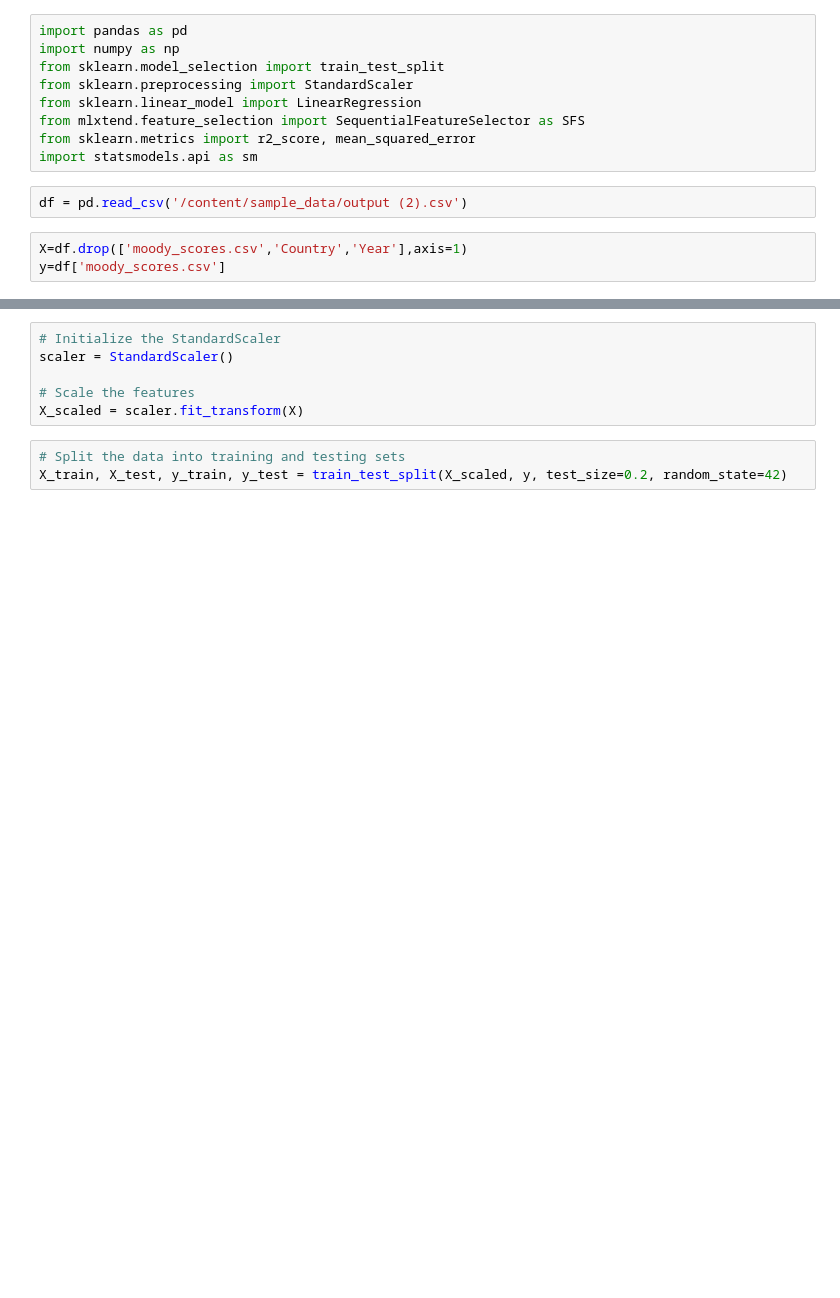
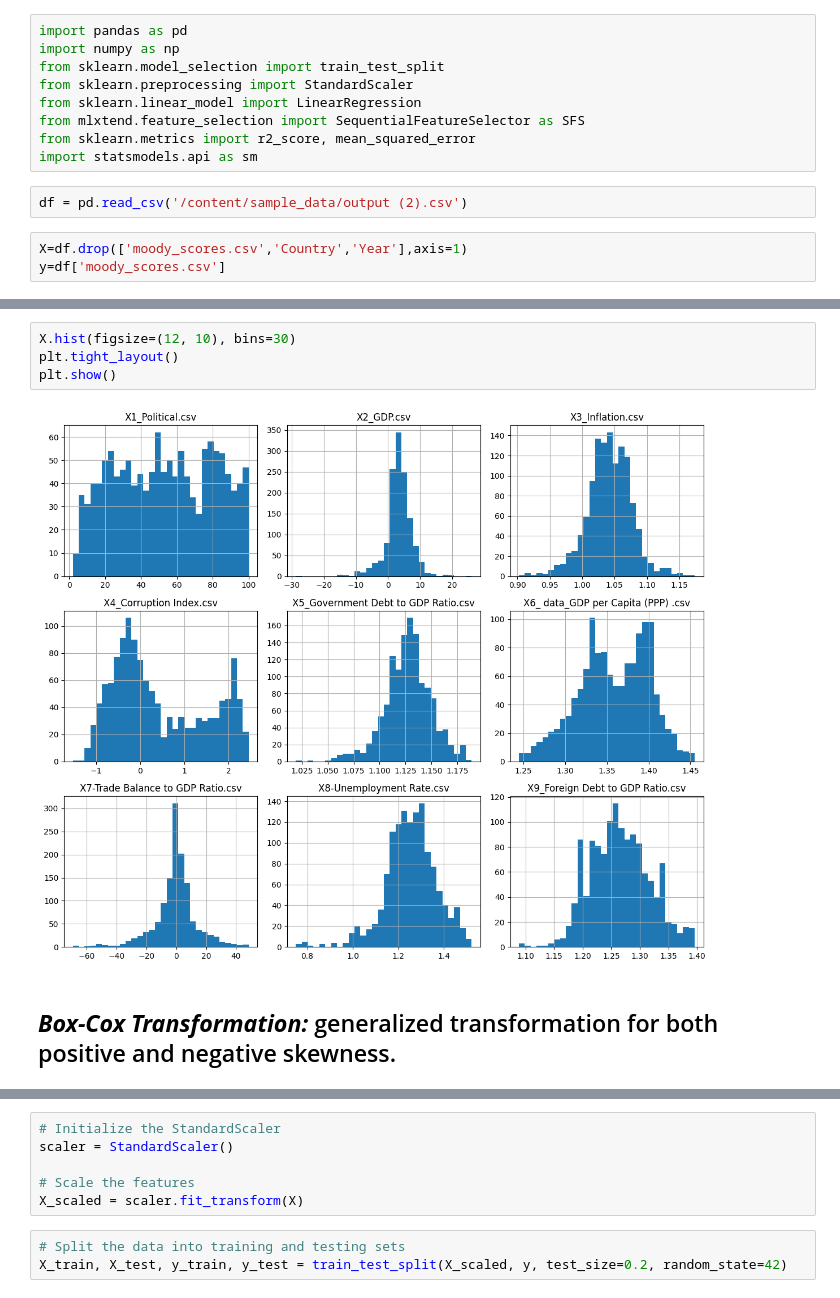
Before and after one commit to hananeY-inventor/test-regression, a Jupyter notebook: regression_.ipynb, the cells around one changed output, grey strips where cells are left out. Drawn from its saved outputs; the diff is of its cells as text; blank space fills up the shorter version.

```diff
--- a/regression_.ipynb
+++ b/regression_.ipynb
@@ -16,0 +40,8 @@ y=df['moody_scores.csv']
+# %%
+X.hist(figsize=(12, 10), bins=30)
+plt.tight_layout()
+plt.show()
+# %% [output]
+[figure, added]
+# %% [markdown]
+## ***Box-Cox Transformation:***  generalized transformation for both positive and negative skewness.
```
Also changed, not shown: parts of 17 cells of this notebook.
